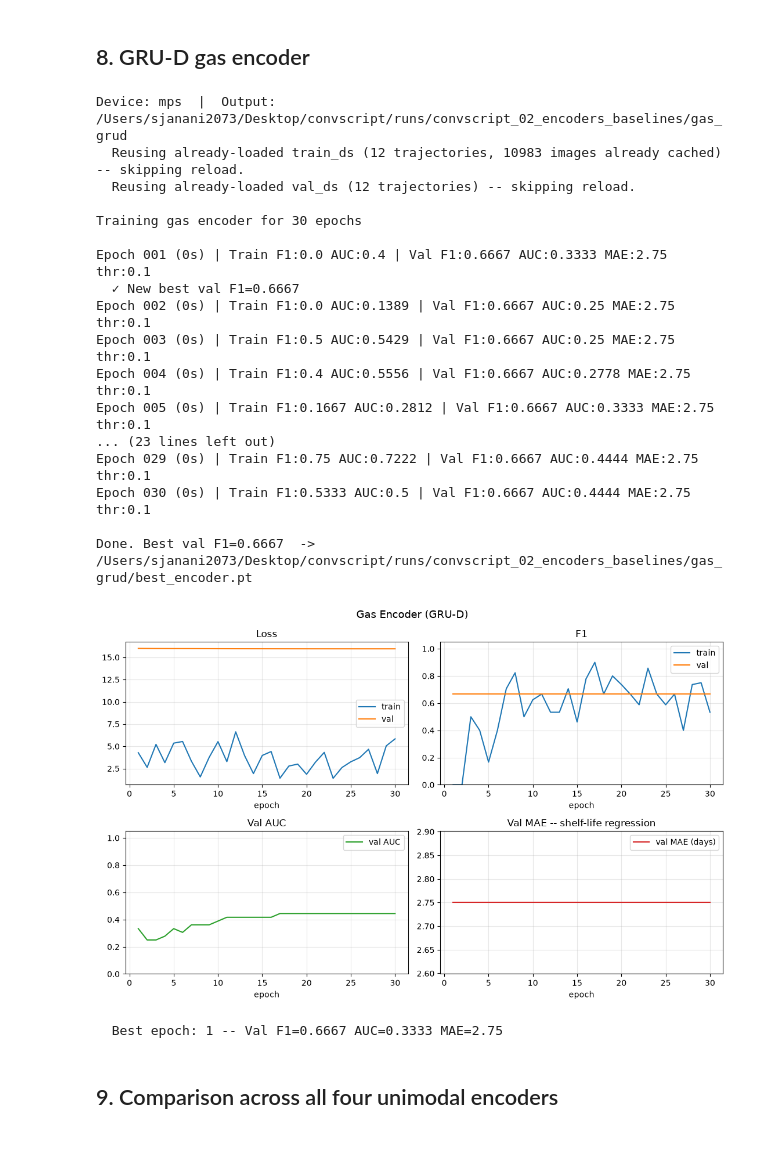
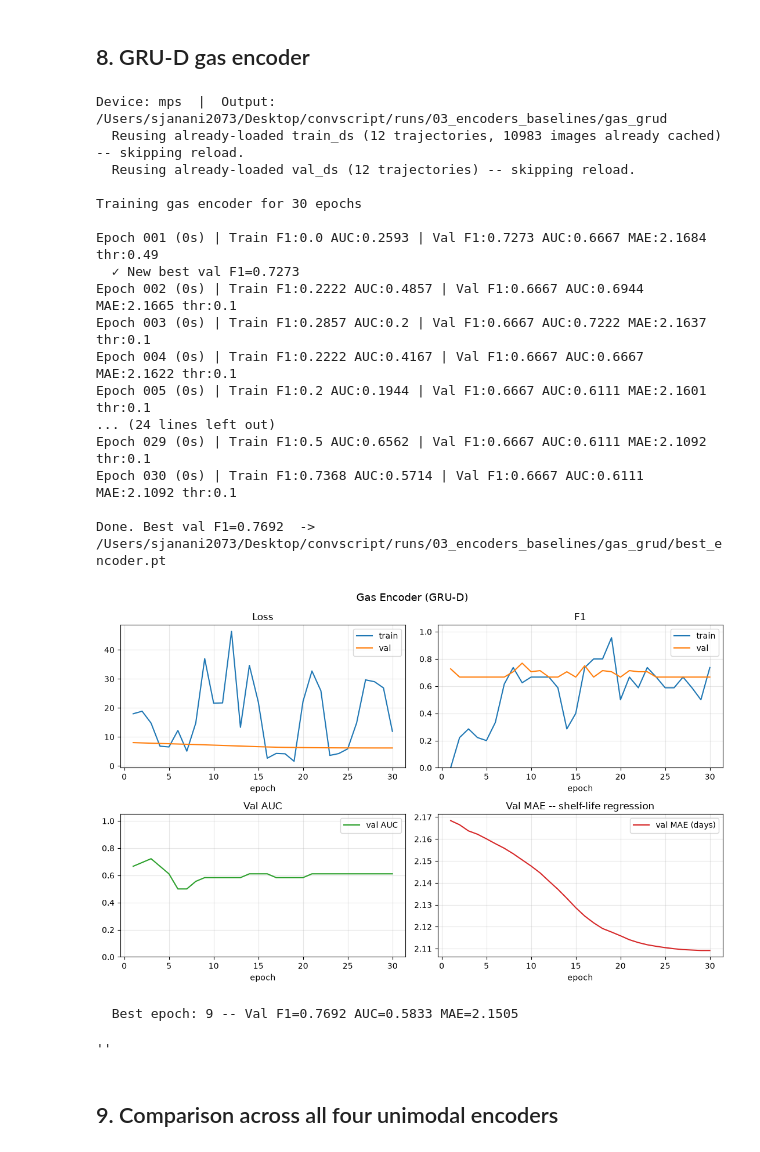
Before and after one commit to srijanani2073/multimodal-fruit-spoilage-detection, a Jupyter notebook: Code/03_encoders_baselines.ipynb, the cells around one changed output. Saved outputs shown, nothing was run; the diff lists cells and outputs as text; code cells hidden in the pictures.

```diff
--- a/Code/03_encoders_baselines.ipynb
+++ b/Code/03_encoders_baselines.ipynb
@@ -28,7 +28,7 @@ MANIFEST = Path("~/Desktop/convscript/Code/Manifest/manifests/master_manifest.cs
 ROOT     = Path("~/Desktop/Thesis/TR-6").expanduser()
 GAS_NORM = Path("~/Desktop/convscript/Code/Manifest/GasNorm/gas_norm_stats.json").expanduser()
 RUNS     = Path("~/Desktop/convscript/runs").expanduser()
-ENCODER_OUT = RUNS / "02_encoders_baselines"
+ENCODER_OUT = RUNS / "03_encoders_baselines"
 ENCODER_OUT.mkdir(parents=True, exist_ok=True)
 
 DEVICE = (
@@ -1070,32 +1086,34 @@ Done. Best val F1=0.75  -> /Users/sjanani2073/Desktop/convscript/runs/convscript
 # %%
 cfg_gas = get_cfg("gas")
 gas_model = GasGRUDEncoder(input_dim=6, hidden_dim=64, dropout=cfg_gas["dropout"])
 gas_ckpt = train_encoder(
     gas_model, cfg_gas, ENCODER_OUT / "gas_grud", encoder_type="gas",
     unfreeze_fn=None,
     train_ds=SHARED_TRAIN_DS, val_ds=SHARED_VAL_DS,
 )
 plot_training_curves(ENCODER_OUT / "gas_grud" / "history.json", "Gas Encoder (GRU-D)")
+""
 # %% [output]
-Device: mps  |  Output: /Users/sjanani2073/Desktop/convscript/runs/convscript_02_encoders_baselines/gas_grud
+Device: mps  |  Output: /Users/sjanani2073/Desktop/convscript/runs/03_encoders_baselines/gas_grud
   Reusing already-loaded train_ds (12 trajectories, 10983 images already cached) -- skipping reload.
   Reusing already-loaded val_ds (12 trajectories) -- skipping reload.
 
 Training gas encoder for 30 epochs
 
-Epoch 001 (0s) | Train F1:0.0 AUC:0.4 | Val F1:0.6667 AUC:0.3333 MAE:2.75 thr:0.1
-  ✓ New best val F1=0.6667
-Epoch 002 (0s) | Train F1:0.0 AUC:0.1389 | Val F1:0.6667 AUC:0.25 MAE:2.75 thr:0.1
-Epoch 003 (0s) | Train F1:0.5 AUC:0.5429 | Val F1:0.6667 AUC:0.25 MAE:2.75 thr:0.1
-Epoch 004 (0s) | Train F1:0.4 AUC:0.5556 | Val F1:0.6667 AUC:0.2778 MAE:2.75 thr:0.1
-Epoch 005 (0s) | Train F1:0.1667 AUC:0.2812 | Val F1:0.6667 AUC:0.3333 MAE:2.75 thr:0.1
-... (23 lines left out)
-Epoch 029 (0s) | Train F1:0.75 AUC:0.7222 | Val F1:0.6667 AUC:0.4444 MAE:2.75 thr:0.1
-Epoch 030 (0s) | Train F1:0.5333 AUC:0.5 | Val F1:0.6667 AUC:0.4444 MAE:2.75 thr:0.1
+Epoch 001 (0s) | Train F1:0.0 AUC:0.2593 | Val F1:0.7273 AUC:0.6667 MAE:2.1684 thr:0.49
+  ✓ New best val F1=0.7273
+Epoch 002 (0s) | Train F1:0.2222 AUC:0.4857 | Val F1:0.6667 AUC:0.6944 MAE:2.1665 thr:0.1
+Epoch 003 (0s) | Train F1:0.2857 AUC:0.2 | Val F1:0.6667 AUC:0.7222 MAE:2.1637 thr:0.1
+Epoch 004 (0s) | Train F1:0.2222 AUC:0.4167 | Val F1:0.6667 AUC:0.6667 MAE:2.1622 thr:0.1
+Epoch 005 (0s) | Train F1:0.2 AUC:0.1944 | Val F1:0.6667 AUC:0.6111 MAE:2.1601 thr:0.1
+... (24 lines left out)
+Epoch 029 (0s) | Train F1:0.5 AUC:0.6562 | Val F1:0.6667 AUC:0.6111 MAE:2.1092 thr:0.1
+Epoch 030 (0s) | Train F1:0.7368 AUC:0.5714 | Val F1:0.6667 AUC:0.6111 MAE:2.1092 thr:0.1
 
-Done. Best val F1=0.6667  -> /Users/sjanani2073/Desktop/convscript/runs/convscript_02_encoders_baselines/gas_grud/best_encoder.pt
+Done. Best val F1=0.7692  -> /Users/sjanani2073/Desktop/convscript/runs/03_encoders_baselines/gas_grud/best_encoder.pt
-[figure, old version]
+[figure, new version]
-  Best epoch: 1 -- Val F1=0.6667 AUC=0.3333 MAE=2.75
+  Best epoch: 9 -- Val F1=0.7692 AUC=0.5833 MAE=2.1505
+''
 # %% [markdown]
 ## 9. Comparison across all four unimodal encoders
 # %%
```
Also changed, not shown: parts of 4 cells of this notebook, 1 other file.
